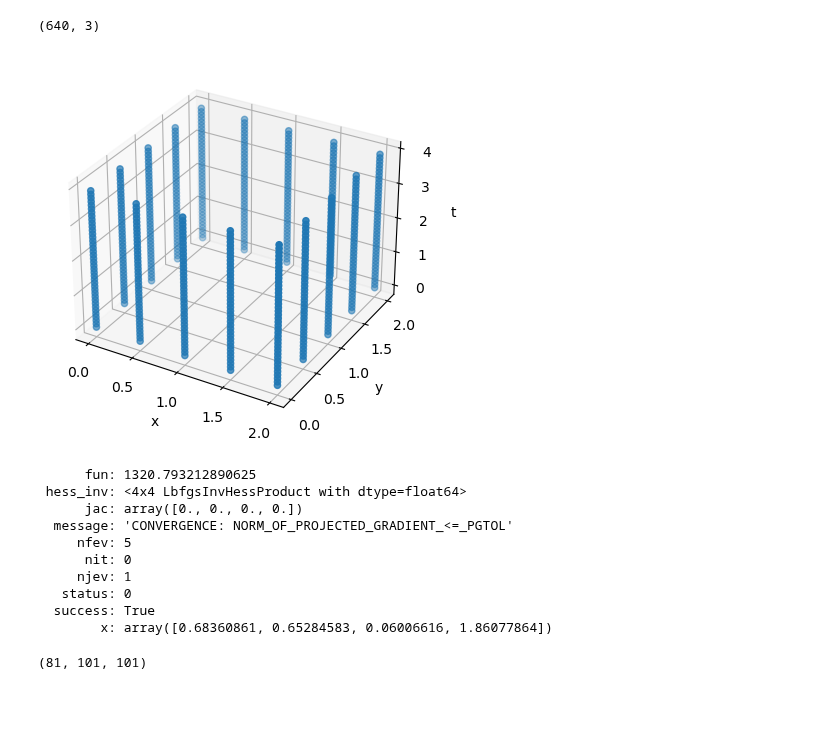
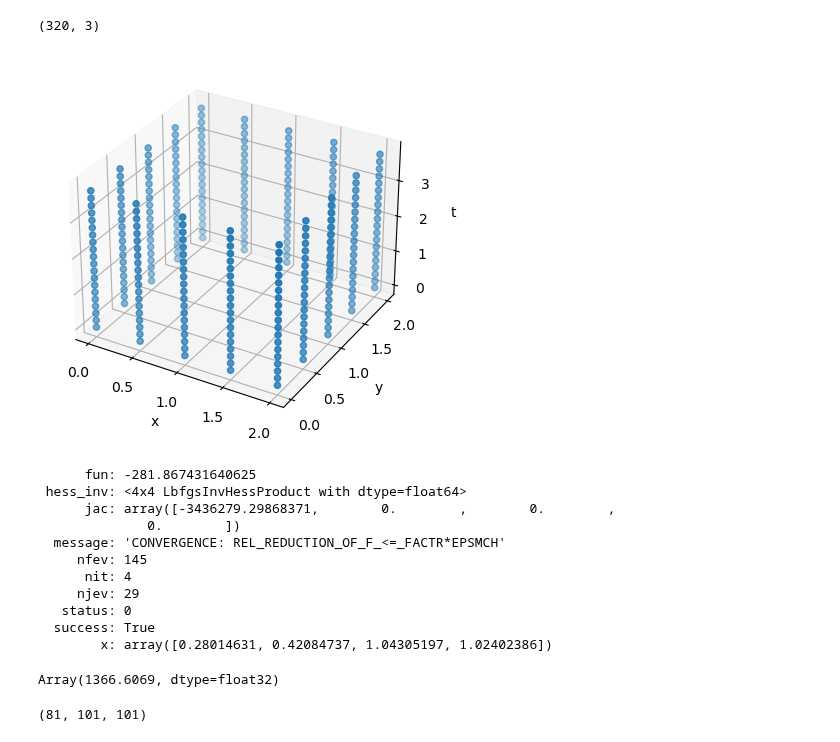
Before and after one commit to TobiLeitgeb/Code_bac, a Jupyter notebook: final_examples/wave_equation/wave_3d.ipynb, the cells around one changed output. Cells and saved outputs as stored; diff of their text form; code cells hidden in the pictures; blank space fills up the shorter version.

```diff
--- a/final_examples/wave_equation/wave_3d.ipynb
+++ b/final_examples/wave_equation/wave_3d.ipynb
@@ -9,34 +9,34 @@ from kernels.kernel_wave_3d import gram_Matrix,k_ff, k_fu, k_uf, k_uu
 # %%
 kernel_list = [gram_Matrix, k_uu, k_uf, k_fu, k_ff]
 hyperparameters = ["l_space", "sigma", "l_t", "c"]
 model = PhysicsInformedGP_regressor(kernel_list, params = hyperparameters,timedependence=True, Dimensions = 3)
 
 n_training_points = 400
 
 model.set_training_data("",n_training_points, noise = [1e-8,1e-8])
 boundary_points_space = np.array([[0,0],[2,2],[0,2],[2,0],[0,1],[1,0],
                                   [1,2],[2,1],[0.5,0],[0.5,2],[0,0.5],
                                   [2,0.5],[0,1.5],[2,1.5],[1.5,0],[1.5,2]])
 
-t_points = np.arange(0,4,0.1)
+t_points = np.arange(0,4,0.2)
 boundary_points_all = []
 for t in t_points:
     boundary_points_all.append(np.hstack((boundary_points_space,t*np.ones((len(boundary_points_space),1)))))
 boundary_points_all = np.vstack(boundary_points_all)
 print(boundary_points_all.shape)
 model.X = np.vstack((model.X,boundary_points_all))
 model.targets = np.vstack((model.u_train,np.zeros((len(boundary_points_all),1)),model.f_train))
 #plot the boundary points
 fig = plt.figure()
 ax = fig.add_subplot(111, projection='3d')
 ax.scatter(boundary_points_all[:,0],boundary_points_all[:,1],boundary_points_all[:,2])
 ax.set_xlabel('x')
 ax.set_ylabel('y')
 ax.set_zlabel('t')
 plt.show()
 # %% [output]
-(640, 3)
+(320, 3)
-[figure, old version]
+[figure, new version]
 # %%
 model.jitter = 1e-6
 def get_initial_values():
@@ -52,26 +52,28 @@ def get_initial_values():
     #theta_initial[2] = rng.uniform(0, 1.2, 1)               #slt
     theta_initial[3] = rng.uniform(0, 2, 1)               #c
     return theta_initial
-n_restarts = 80
-n_threads = -1
+n_restarts = 100
+n_threads = 2
 opt_params_dict = {'theta_initial': get_initial_values,   #needed for all optimization methods
                     'bounds': ((1e-2, None), (1e-5, None), (1e-3, None),(1e-2, None)), #needed for TNC and L-BFGS-B
                     'gtol': 1e-7}
 model.train("L-BFGS-B",n_restarts, n_threads,opt_params_dict)
 # %% [output]
-      fun: 1320.793212890625
+      fun: -281.867431640625
  hess_inv: <4x4 LbfgsInvHessProduct with dtype=float64>
-      jac: array([0., 0., 0., 0.])
-  message: 'CONVERGENCE: NORM_OF_PROJECTED_GRADIENT_<=_PGTOL'
-     nfev: 5
-      nit: 0
-     njev: 1
+      jac: array([-3436279.29868371,        0.        ,        0.        ,
+              0.        ])
+  message: 'CONVERGENCE: REL_REDUCTION_OF_F_<=_FACTR*EPSMCH'
+     nfev: 145
+      nit: 4
+     njev: 29
    status: 0
   success: True
-        x: array([0.68360861, 0.65284583, 0.06006616, 1.86077864])
+        x: array([0.28014631, 0.42084737, 1.04305197, 1.02402386])
 # %%
-model.log_marginal_likelohood([0.53165221, 0.35951   , 0.13092212, 0.2])
-model.results_list
+model.log_marginal_likelohood([0.29465211, 0.18445082, 0.0689858 , 3 ])
+# %% [output]
+Array(1366.6069, dtype=float32)
 # %%
 #       fun: 416.3511962890625
 #  hess_inv: <4x4 LbfgsInvHessProduct with dtype=float64>
```
Also changed, not shown: parts of 2 cells of this notebook, 2 other files.
